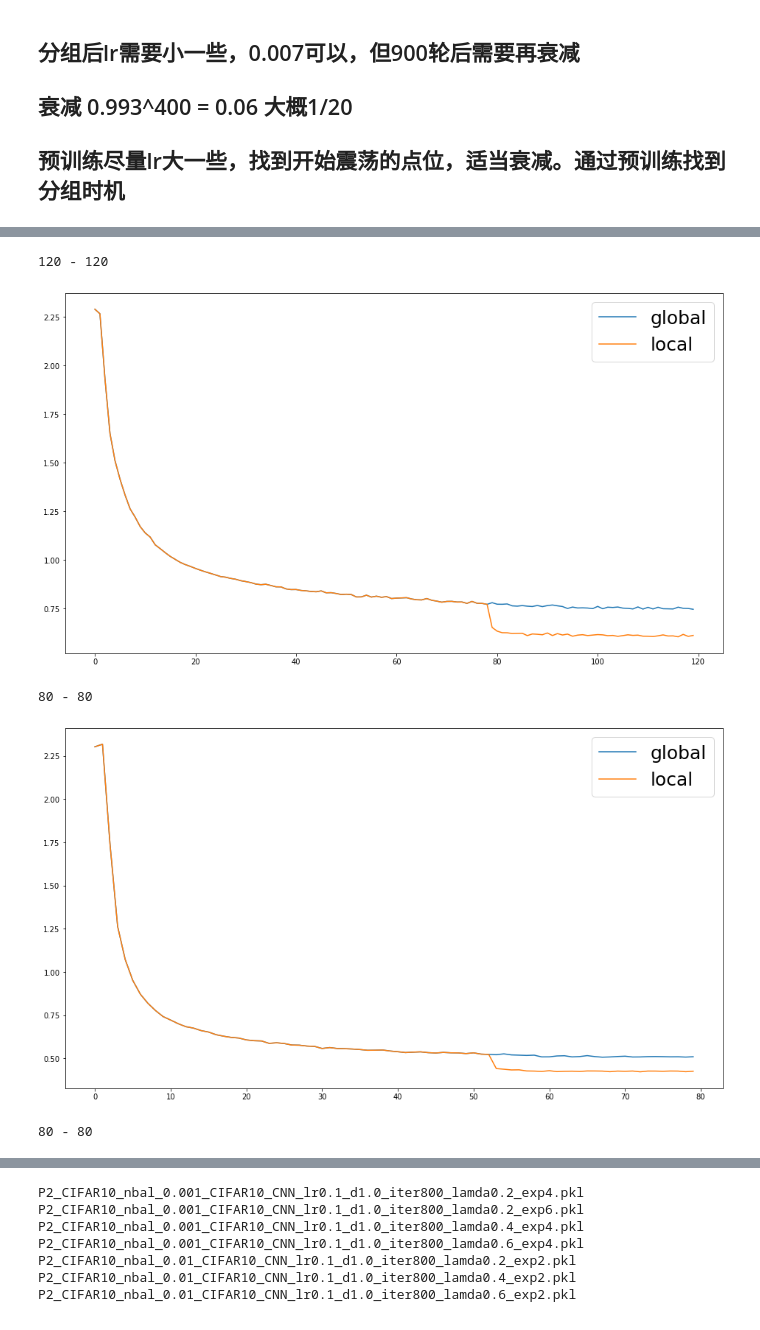
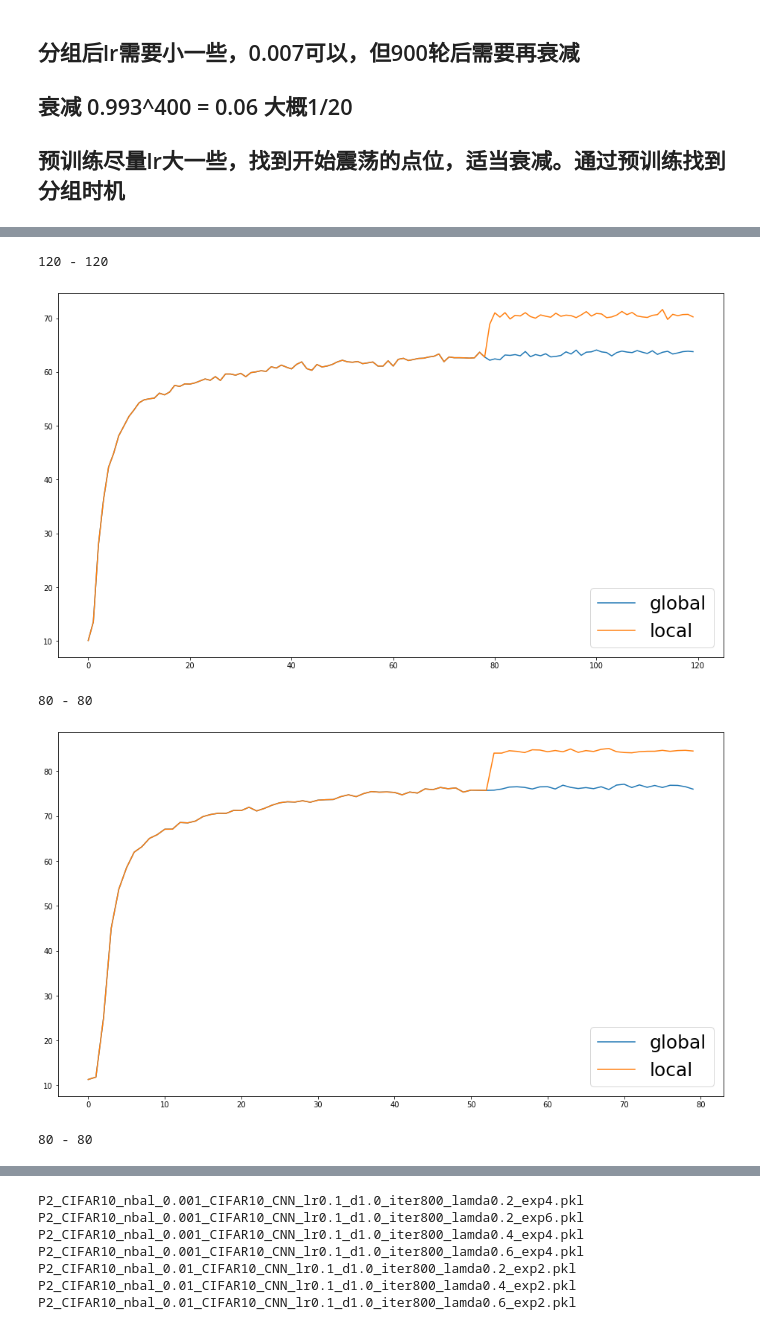
Before and after one commit to Yandy61/myPFL, a Jupyter notebook: pltShow.ipynb, the cells around one changed output, grey strips where cells are left out. Saved outputs shown, nothing was run; the diff lists cells and outputs as text; code cells hidden in the pictures.

```diff
--- a/pltShow.ipynb
+++ b/pltShow.ipynb
@@ -24,6 +24,7 @@ import matplotlib.pyplot as plt
 aol = "acc"
 # aol = "loss"
 file_path = f"./experiments_res/server_{aol}/"
+# file_path = f"./saved_exp_info/server_{aol}/"
 
 g = []
 
@@ -37,8 +38,9 @@ for root, dirs, files in os.walk(file_path):
 
     # 遍历文件
     for file in files:
-#         if 'P3' in file and '0.995' in file and '0.01' in file and 'MNIST' in file:
-      if 'pacc_' in file and 'sA1' in file:
+#         if 'P3' in file and '' in file and '0.001' in file and 'FMNIST' in file:
+#       if 'dc' in file and 'MNIST' in file and '_MNIST_nbal_0.1' in file:
+      if 'pacc' in file and 'spfl0' in file:
             g.append(file)
 
 # g = np.sort(np.array(g))
@@ -88,12 +90,11 @@ font1 = {
 plt.legend(loc = "upper left", prop=font1) # 设置信息框
 
 # plt.xlim(xmin = 4, xmax=6)
-# plt.ylim(ymin = 90, ymax=97)
+# plt.ylim(ymin = 50, ymax=65)
 
 plt.show()
 
 for idx, name in enumerate(infx):
-    print(f"{idx}:{infs[idx][-1]} - {name} - {len(infs[idx])}")
-#     print(f"{aol}： {cluster}   iteration：{str(len(inf_g))}  =>{inf_g[-1]}")
-# print(f"{aol}： {globe}   iteration：{str(len(inf_g))}  =>{index}")
+#     print(f"{idx}:{infs[idx][-1]:.3f} - {name} - {len(infs[idx])}")
+    print(f"{idx}:{np.mean(infs[idx]):.3f} - {name} - {len(infs[idx])}")
 # %% [output]
@@ -107,7 +124,7 @@ for idx, name in enumerate(infx):
 # %%
 # 第五章 实验图
 
-def res(pklname, acc = 'loss'):
+def res(pklname, acc = 'acc'):
 
     tosave = False
 
@@ -145,40 +162,40 @@ def res(pklname, acc = 'loss'):
     print(f"{len(pacc)} - {len(gacc)}")
 
     plt.plot(gacc,label = "global")
     plt.plot(pacc,label = "local")
 
     if tosave:
         with open(f"experiments_res/saved/{acc}_{pklname}_local.pkl", "wb") as output:
             pickle.dump(pacc, output)
         with open(f"experiments_res/saved/{acc}_{pklname}_global.pkl", "wb") as output:
             pickle.dump(gacc, output)
 
     font1 = {
         'weight' : 'normal',
         'size'   : 25,
     }
     if acc == 'acc':
         plt.legend(loc = "lower right", prop=font1) # 设置信息框
     else:
         plt.legend(loc = "upper right", prop=font1) # 设置信息框
 
     # plt.xlim(xmin = 4, xmax=6)
     # plt.ylim(ymin = 90, ymax=97)
 
     plt.show()
 
 
-# res("CIFAR10_nbal_0.001_CIFAR10_CNN_lr0.1_1.0_1.0_ld0.5_0.995_ln0.2_0.998_iter600_400_sA1")
-# res("FMNIST_nbal_0.001_MNIST_Net_lr0.2_1.0_1.0_ld0.5_0.995_ln0.1_0.998_iter400_267_sA1")
-# res("MNIST_nbal_0.001_MNIST_Net_lr0.2_1.0_1.0_ld0.5_0.995_ln0.1_0.998_iter400_267_sA1")
+res("CIFAR10_nbal_0.001_CIFAR10_CNN_lr0.1_1.0_1.0_ld0.5_0.995_ln0.2_0.998_iter600_400_sA1")
+res("FMNIST_nbal_0.001_MNIST_Net_lr0.2_1.0_1.0_ld0.5_0.995_ln0.1_0.998_iter400_267_sA1")
+res("MNIST_nbal_0.001_MNIST_Net_lr0.2_1.0_1.0_ld0.5_0.995_ln0.1_0.998_iter400_267_sA1")
 
 
-res("CIFAR10_nbal_0.01_CIFAR10_CNN_lr0.1_1.0_1.0_ld0.5_0.995_ln0.2_0.998_iter600_400_sA0")
-res("FMNIST_nbal_0.01_MNIST_Net_lr0.2_1.0_1.0_ld0.5_0.995_ln0.1_0.998_iter400_267_sA0")
-res("MNIST_nbal_0.01_MNIST_Net_lr0.2_1.0_1.0_ld0.5_0.995_ln0.1_0.998_iter400_267_sA0")
+# res("CIFAR10_nbal_0.01_CIFAR10_CNN_lr0.1_1.0_1.0_ld0.5_0.995_ln0.2_0.998_iter600_400_sA0")
+# res("FMNIST_nbal_0.01_MNIST_Net_lr0.2_1.0_1.0_ld0.5_0.995_ln0.1_0.998_iter400_267_sA0")
+# res("MNIST_nbal_0.01_MNIST_Net_lr0.2_1.0_1.0_ld0.5_0.995_ln0.1_0.998_iter400_267_sA0")
 # %% [output]
 120 - 120
-[figure, old version]
+[figure, new version]
 80 - 80
-[figure, old version]
+[figure, new version]
 80 - 80
```
Also changed, not shown: parts of 2 cells of this notebook, 22 other files.
